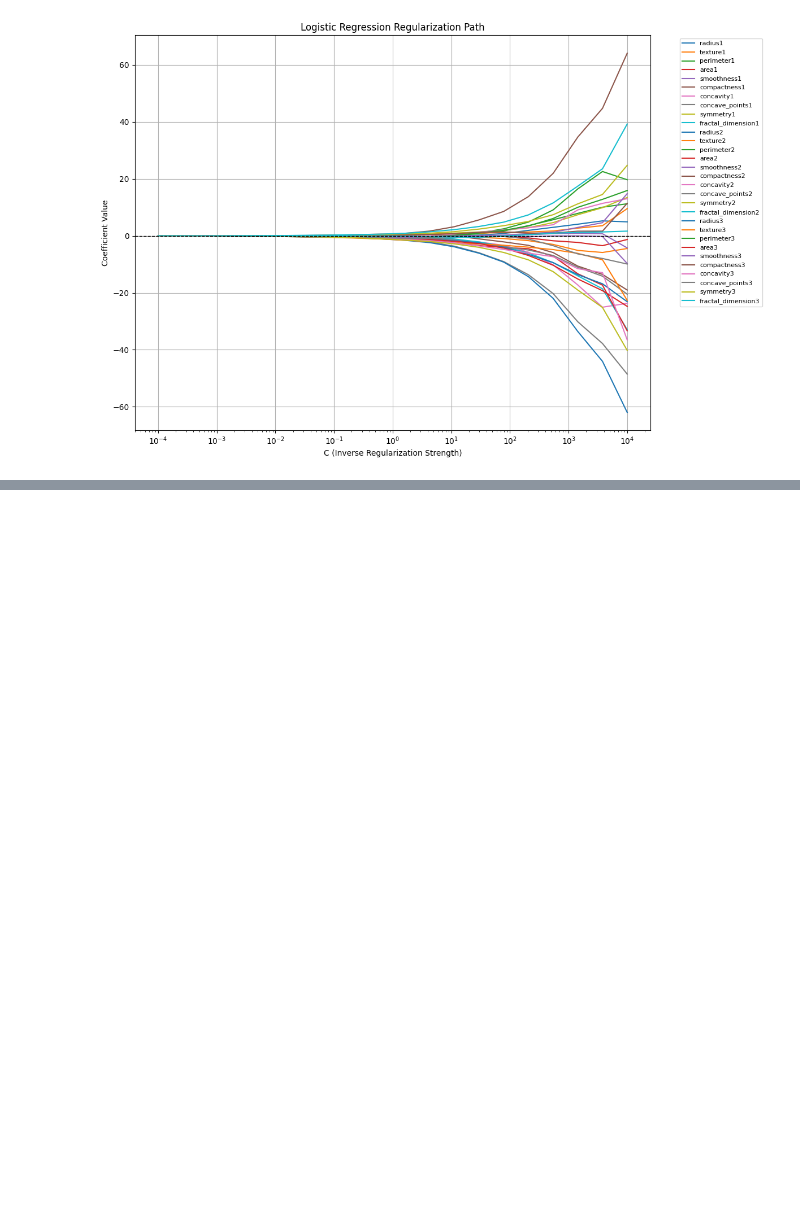
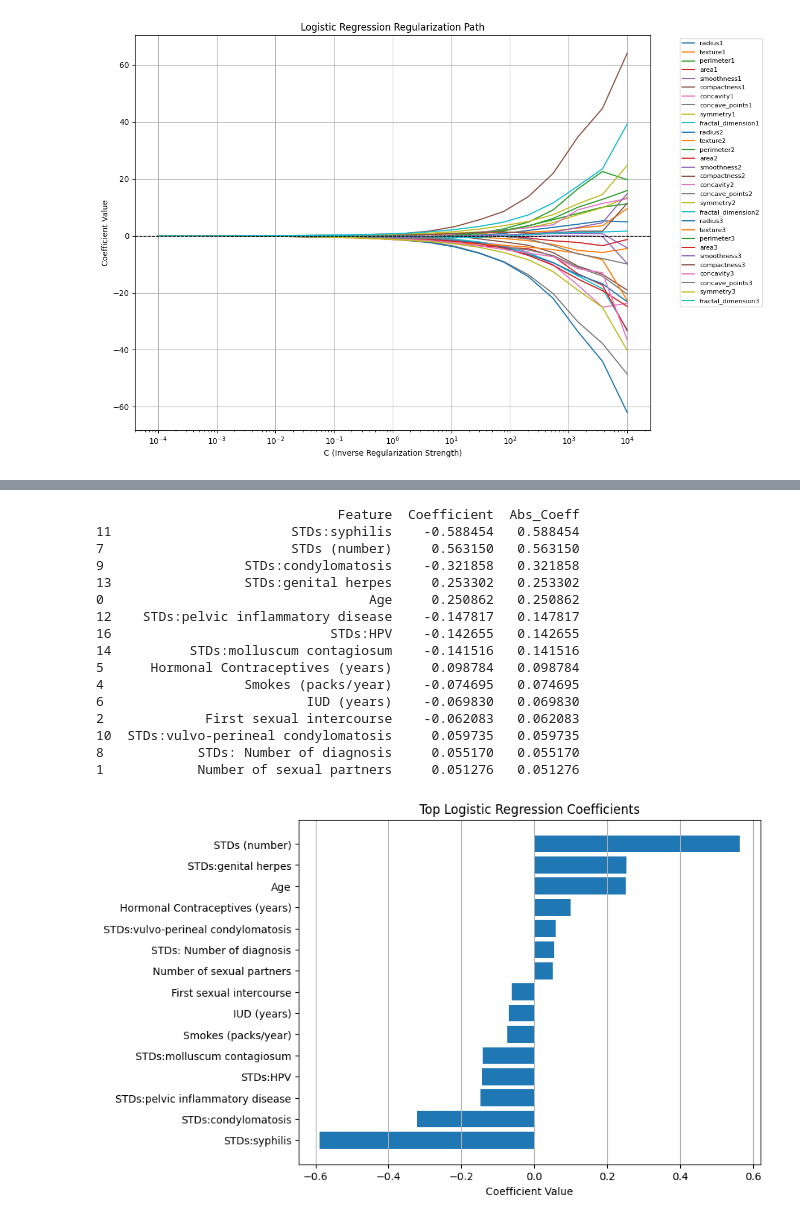
Before and after one commit to Jbaner/OMDSModC_Capstone_Project, a Jupyter notebook: OMDS_ModC_Week4_Banerjee_Jayeeta.ipynb, the cells around one changed output, grey strips where cells are left out. Cells and saved outputs as stored; diff of their text form; code cells hidden in the pictures; blank space fills up the shorter version.

```diff
--- a/OMDS_ModC_Week4_Banerjee_Jayeeta.ipynb
+++ b/OMDS_ModC_Week4_Banerjee_Jayeeta.ipynb
@@ -446,0 +612,37 @@ plt.show()
+# %%
+# Feature importance (Logistic Regression coefficients)
+coef_df = pd.DataFrame({
+    "Feature": X.columns,
+    "Coefficient": model.coef_[0]})
+
+# Sort by absolute importance
+coef_df["Abs_Coeff"] = coef_df["Coefficient"].abs()
+coef_df = coef_df.sort_values("Abs_Coeff", ascending=False)
+print(coef_df.head(15))
+
+# Plot Top 15 Features
+top_features = coef_df.head(15).sort_values("Coefficient")
+plt.figure(figsize=(8,6))
+plt.barh(top_features["Feature"], top_features["Coefficient"])
+plt.title("Top Logistic Regression Coefficients")
+plt.xlabel("Coefficient Value")
+plt.grid(axis='x')
+plt.show()
+# %% [output]
+                               Feature  Coefficient  Abs_Coeff
+11                       STDs:syphilis    -0.588454   0.588454
+7                        STDs (number)     0.563150   0.563150
+9                  STDs:condylomatosis    -0.321858   0.321858
+13                 STDs:genital herpes     0.253302   0.253302
+0                                  Age     0.250862   0.250862
+12    STDs:pelvic inflammatory disease    -0.147817   0.147817
+16                            STDs:HPV    -0.142655   0.142655
+14          STDs:molluscum contagiosum    -0.141516   0.141516
+5      Hormonal Contraceptives (years)     0.098784   0.098784
+4                  Smokes (packs/year)    -0.074695   0.074695
+6                          IUD (years)    -0.069830   0.069830
+2             First sexual intercourse    -0.062083   0.062083
+10  STDs:vulvo-perineal condylomatosis     0.059735   0.059735
+8            STDs: Number of diagnosis     0.055170   0.055170
+1            Number of sexual partners     0.051276   0.051276
+[figure, added]
```
Also changed, not shown: parts of 14 cells of this notebook.
